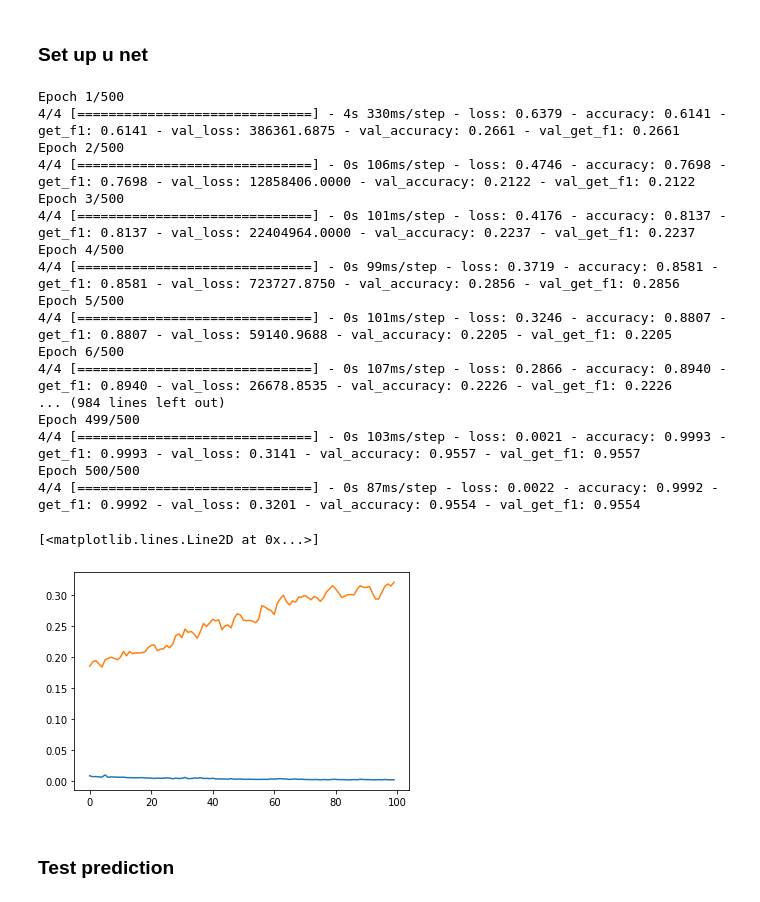
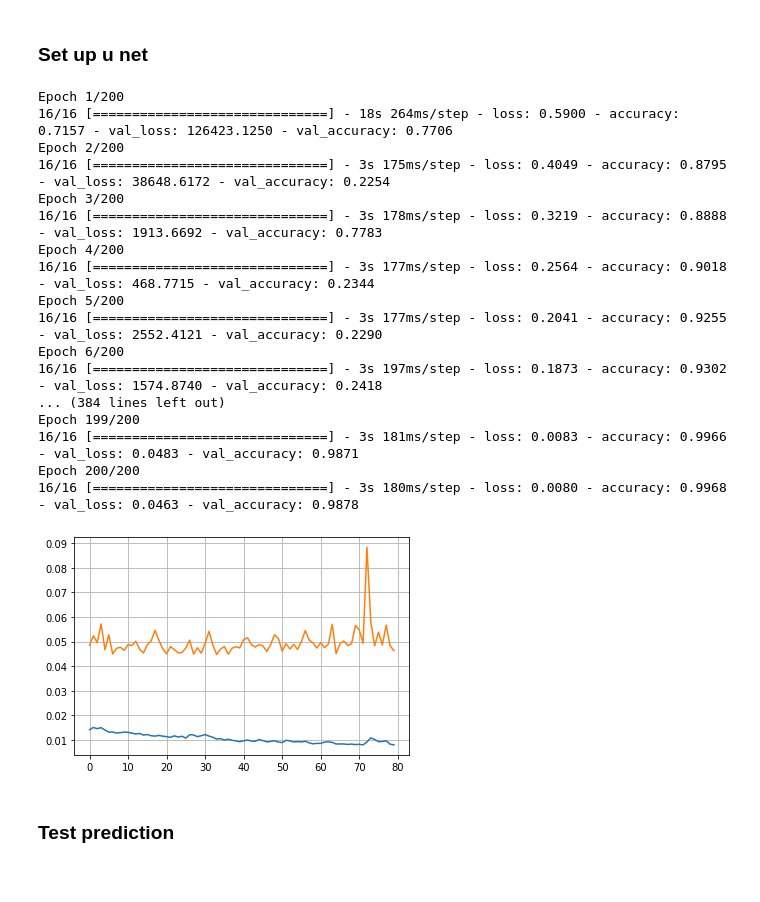
Before and after one commit to stianteien/M_DV_V2022, a Jupyter notebook: roofs_w_unet/roof_u-net.ipynb, the cells around one changed output. Saved outputs shown, nothing was run; the diff lists cells and outputs as text; code cells hidden in the pictures.

Commit message:
used 128*128 image

```diff
--- a/roofs_w_unet/roof_u-net.ipynb
+++ b/roofs_w_unet/roof_u-net.ipynb
@@ -33,15 +32,17 @@ y = np.load("data/u_net_roofs/y_data.npy")
 
 #X = (X - X.mean(axis=0)) / X.std(axis=0)
 
+
+n,r1,c1,d = y.shape
 # Adds a new dimension of layer too have two class problem.
-yy = np.append(y, np.zeros((50, 64, 64,1)), axis=3)
+yy = np.append(y, np.zeros((n, r1, c1,d)), axis=3)
 yy[yy >= 0.001] = 1
 yy1 = yy.copy()
 yy1[:,:,:,0] = 0
-for i in range(50):
+for i in range(n):
   values = yy[i,:,:,0]
-  for r in range(64):
-    for c in range(64):
+  for r in range(r1):
+    for c in range(c1):
       value = yy[i,r,c,0]
       yy1[i,r,c,int(value)] = 1
 
@@ -53,0 +55,4 @@ print(yy1.shape)
+# %%
+X = X[:200]
+yy1 = yy1[:200]
+X.shape
@@ -164,41 +171,41 @@ Clipping input data to the valid range for imshow with RGB data ([0..1] for floa
 # %% [markdown]
 ### Set up u net
 # %%
-input_img = Input(shape=(64,64,176))
+input_img = Input(shape=(128,128,176))
 uu = get_unet(input_img, n_classes=2)
 
-uu.compile(optimizer=Adam(learning_rate=0.01),
+uu.compile(optimizer=Adam(learning_rate=0.005),
                  loss='binary_crossentropy',
-                 metrics=['accuracy', get_f1])
+                 metrics=['accuracy'])
 # %%
 h = uu.fit(X_train, y_train,
            validation_data=(X_test,y_test),
            batch_size=10,
-           epochs=500)
+           epochs=200)
 # %% [output]
-Epoch 1/500
-4/4 [==============================] - 4s 330ms/step - loss: 0.6379 - accuracy: 0.6141 - get_f1: 0.6141 - val_loss: 386361.6875 - val_accuracy: 0.2661 - val_get_f1: 0.2661
-Epoch 2/500
-4/4 [==============================] - 0s 106ms/step - loss: 0.4746 - accuracy: 0.7698 - get_f1: 0.7698 - val_loss: 12858406.0000 - val_accuracy: 0.2122 - val_get_f1: 0.2122
-Epoch 3/500
-4/4 [==============================] - 0s 101ms/step - loss: 0.4176 - accuracy: 0.8137 - get_f1: 0.8137 - val_loss: 22404964.0000 - val_accuracy: 0.2237 - val_get_f1: 0.2237
-Epoch 4/500
-4/4 [==============================] - 0s 99ms/step - loss: 0.3719 - accuracy: 0.8581 - get_f1: 0.8581 - val_loss: 723727.8750 - val_accuracy: 0.2856 - val_get_f1: 0.2856
-Epoch 5/500
-4/4 [==============================] - 0s 101ms/step - loss: 0.3246 - accuracy: 0.8807 - get_f1: 0.8807 - val_loss: 59140.9688 - val_accuracy: 0.2205 - val_get_f1: 0.2205
-Epoch 6/500
-4/4 [==============================] - 0s 107ms/step - loss: 0.2866 - accuracy: 0.8940 - get_f1: 0.8940 - val_loss: 26678.8535 - val_accuracy: 0.2226 - val_get_f1: 0.2226
-... (984 lines left out)
-Epoch 499/500
-4/4 [==============================] - 0s 103ms/step - loss: 0.0021 - accuracy: 0.9993 - get_f1: 0.9993 - val_loss: 0.3141 - val_accuracy: 0.9557 - val_get_f1: 0.9557
-Epoch 500/500
-4/4 [==============================] - 0s 87ms/step - loss: 0.0022 - accuracy: 0.9992 - get_f1: 0.9992 - val_loss: 0.3201 - val_accuracy: 0.9554 - val_get_f1: 0.9554
+Epoch 1/200
+16/16 [==============================] - 18s 264ms/step - loss: 0.5900 - accuracy: 0.7157 - val_loss: 126423.1250 - val_accuracy: 0.7706
+Epoch 2/200
+16/16 [==============================] - 3s 175ms/step - loss: 0.4049 - accuracy: 0.8795 - val_loss: 38648.6172 - val_accuracy: 0.2254
+Epoch 3/200
+16/16 [==============================] - 3s 178ms/step - loss: 0.3219 - accuracy: 0.8888 - val_loss: 1913.6692 - val_accuracy: 0.7783
+Epoch 4/200
+16/16 [==============================] - 3s 177ms/step - loss: 0.2564 - accuracy: 0.9018 - val_loss: 468.7715 - val_accuracy: 0.2344
+Epoch 5/200
+16/16 [==============================] - 3s 177ms/step - loss: 0.2041 - accuracy: 0.9255 - val_loss: 2552.4121 - val_accuracy: 0.2290
+Epoch 6/200
+16/16 [==============================] - 3s 197ms/step - loss: 0.1873 - accuracy: 0.9302 - val_loss: 1574.8740 - val_accuracy: 0.2418
+... (384 lines left out)
+Epoch 199/200
+16/16 [==============================] - 3s 181ms/step - loss: 0.0083 - accuracy: 0.9966 - val_loss: 0.0483 - val_accuracy: 0.9871
+Epoch 200/200
+16/16 [==============================] - 3s 180ms/step - loss: 0.0080 - accuracy: 0.9968 - val_loss: 0.0463 - val_accuracy: 0.9878
 # %%
-plt.plot(h.history['loss'][400:])
-plt.plot(h.history['val_loss'][400:])
+plt.plot(h.history['loss'][120:])
+plt.plot(h.history['val_loss'][120:])
+plt.grid()
 # %% [output]
-[<matplotlib.lines.Line2D at 0x...>]
-[figure, old version]
+[figure, new version]
 # %% [markdown]
 ### Test prediction
 # %%
```
Also changed, not shown: parts of 10 cells of this notebook.
